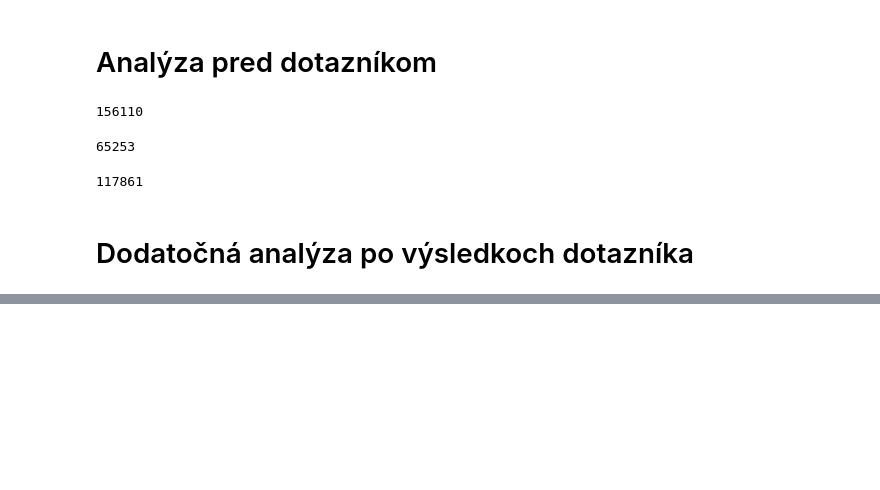
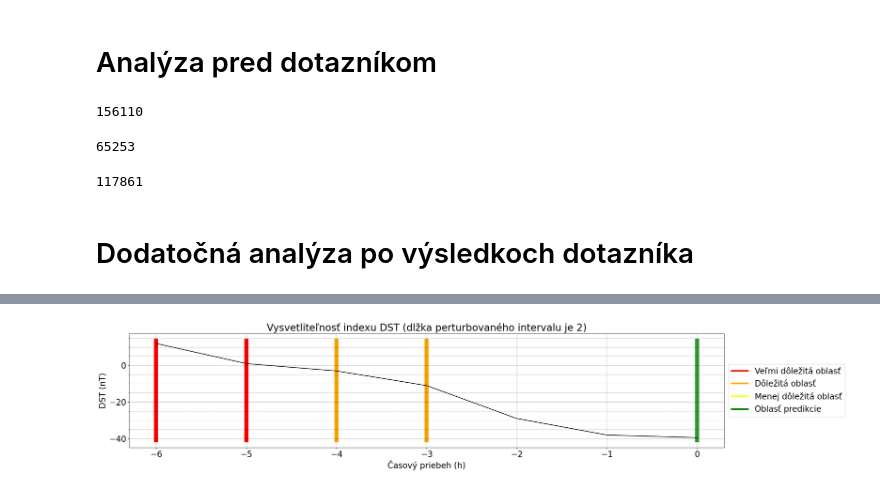
Before and after one commit to Marek929Z/BP-MarekZboray, a Jupyter notebook: 6_6_model_XAI.ipynb, the cells around one changed output, grey strips where cells are left out. Cells and saved outputs as stored; diff of their text form; code cells hidden in the pictures; blank space fills up the shorter version.

```diff
--- a/6_6_model_XAI.ipynb
+++ b/6_6_model_XAI.ipynb
@@ -648,0 +688,3 @@ for i in range(0, 156109):
+# %%
+perturbation_method_with_predicted_value(sequence[list_index[1]], model, 2, value_for_shutdown)
+# %% [output]
@@ -648,0 +695 @@ for i in range(0, 156109):
+[figure, added]
```
Also changed, not shown: parts of 23 cells of this notebook.
